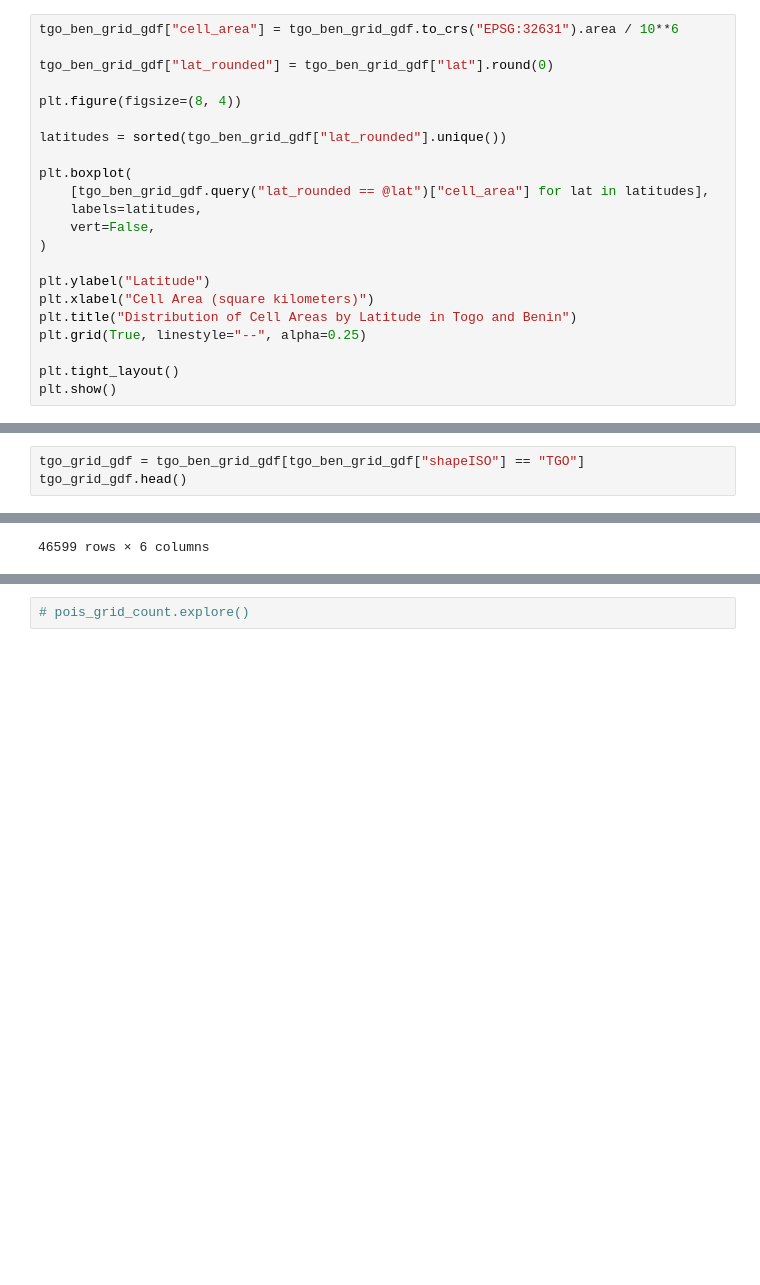
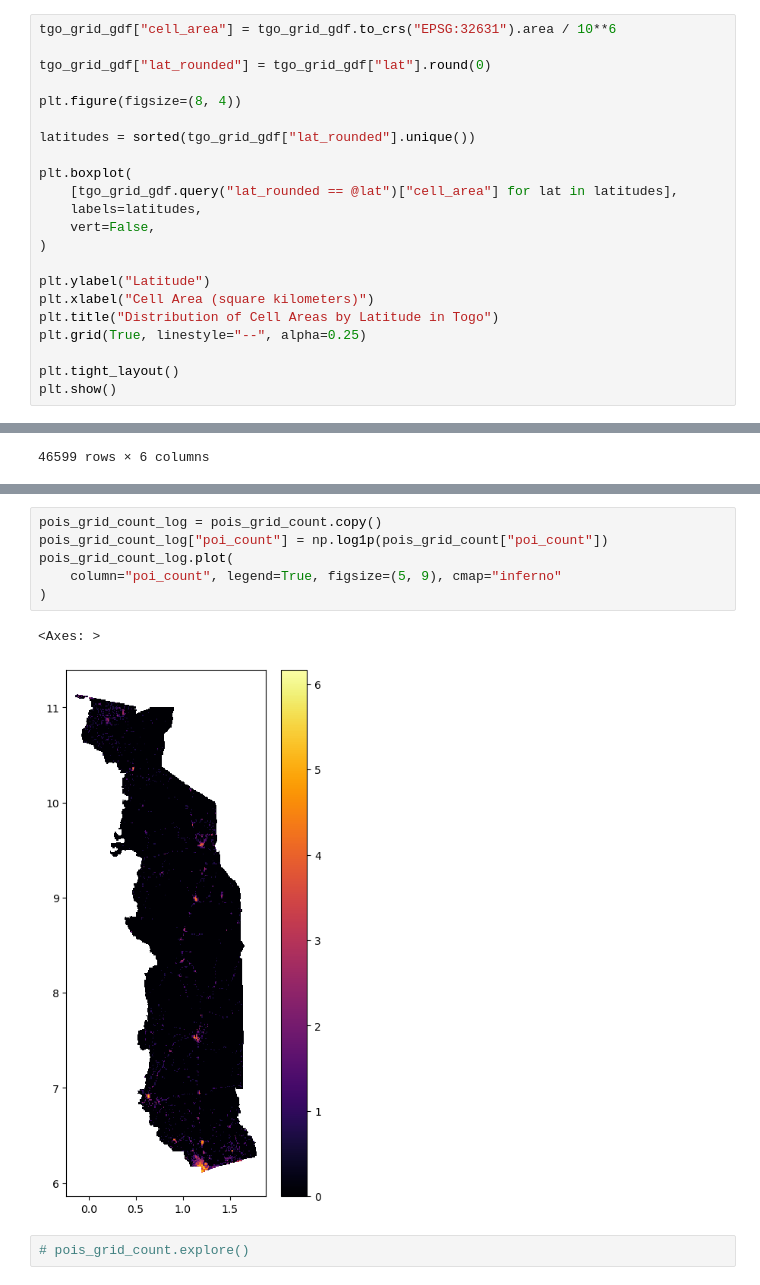
Before and after one commit to fless-lab/MOSAIKS-Training-Manual-French-Version, a Jupyter notebook: notebooks/demo/02-label-data_demo.ipynb, the cells around one changed output, grey strips where cells are left out. Drawn from its saved outputs; the diff is of its cells as text; blank space fills up the shorter version.

```diff
--- a/notebooks/demo/02-label-data_demo.ipynb
+++ b/notebooks/demo/02-label-data_demo.ipynb
@@ -494,23 +501,23 @@ From the resulting plot, you’ll see that the cells near the equator maintain a
 
 This distinction is particularly important in the context of MOSAIKS when aggregating these grid-based estimates to larger areas (e.g., administrative polygons). This is why the API offers pre-aggregated features that apply area weighting or population weighting to ensure that each cell’s contribution is accurately reflected. This helps account for the smaller physical footprint of cells at higher latitudes, preventing potential biases in the aggregated results. We will look at this in more detail later in this notebook.
 # %%
-tgo_ben_grid_gdf["cell_area"] = tgo_ben_grid_gdf.to_crs("EPSG:32631").area / 10**6
+tgo_grid_gdf["cell_area"] = tgo_grid_gdf.to_crs("EPSG:32631").area / 10**6
 
-tgo_ben_grid_gdf["lat_rounded"] = tgo_ben_grid_gdf["lat"].round(0)
+tgo_grid_gdf["lat_rounded"] = tgo_grid_gdf["lat"].round(0)
 
 plt.figure(figsize=(8, 4))
 
-latitudes = sorted(tgo_ben_grid_gdf["lat_rounded"].unique())
+latitudes = sorted(tgo_grid_gdf["lat_rounded"].unique())
 
 plt.boxplot(
-    [tgo_ben_grid_gdf.query("lat_rounded == @lat")["cell_area"] for lat in latitudes],
+    [tgo_grid_gdf.query("lat_rounded == @lat")["cell_area"] for lat in latitudes],
     labels=latitudes,
     vert=False,
 )
 
 plt.ylabel("Latitude")
 plt.xlabel("Cell Area (square kilometers)")
-plt.title("Distribution of Cell Areas by Latitude in Togo and Benin")
+plt.title("Distribution of Cell Areas by Latitude in Togo")
 plt.grid(True, linestyle="--", alpha=0.25)
 
 plt.tight_layout()
@@ -532,3 +536,0 @@ In all of our upcoming examples, we will be cleaning data in Togo. The first thi
-# %%
-tgo_grid_gdf = tgo_ben_grid_gdf[tgo_ben_grid_gdf["shapeISO"] == "TGO"]
-tgo_grid_gdf.head()
@@ -650,3 +649,12 @@ pois_grid_count
+# %%
+pois_grid_count_log = pois_grid_count.copy()
+pois_grid_count_log["poi_count"] = np.log1p(pois_grid_count["poi_count"])
+pois_grid_count_log.plot(
+    column="poi_count", legend=True, figsize=(5, 9), cmap="inferno"
+)
+# %% [output]
+<Axes: >
+[figure, added]
 # %%
 # pois_grid_count.explore()
 # %% [markdown]
```
Also changed, not shown: parts of 45 cells of this notebook, 13 other files.
